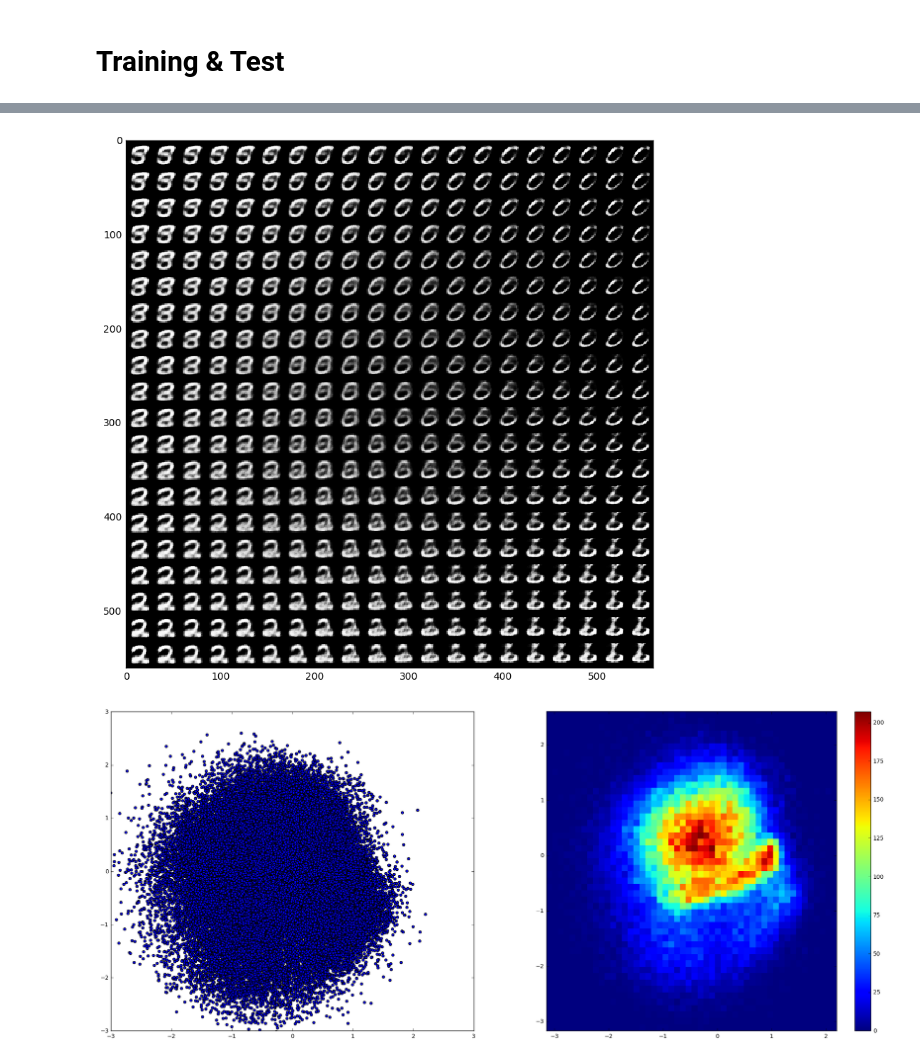
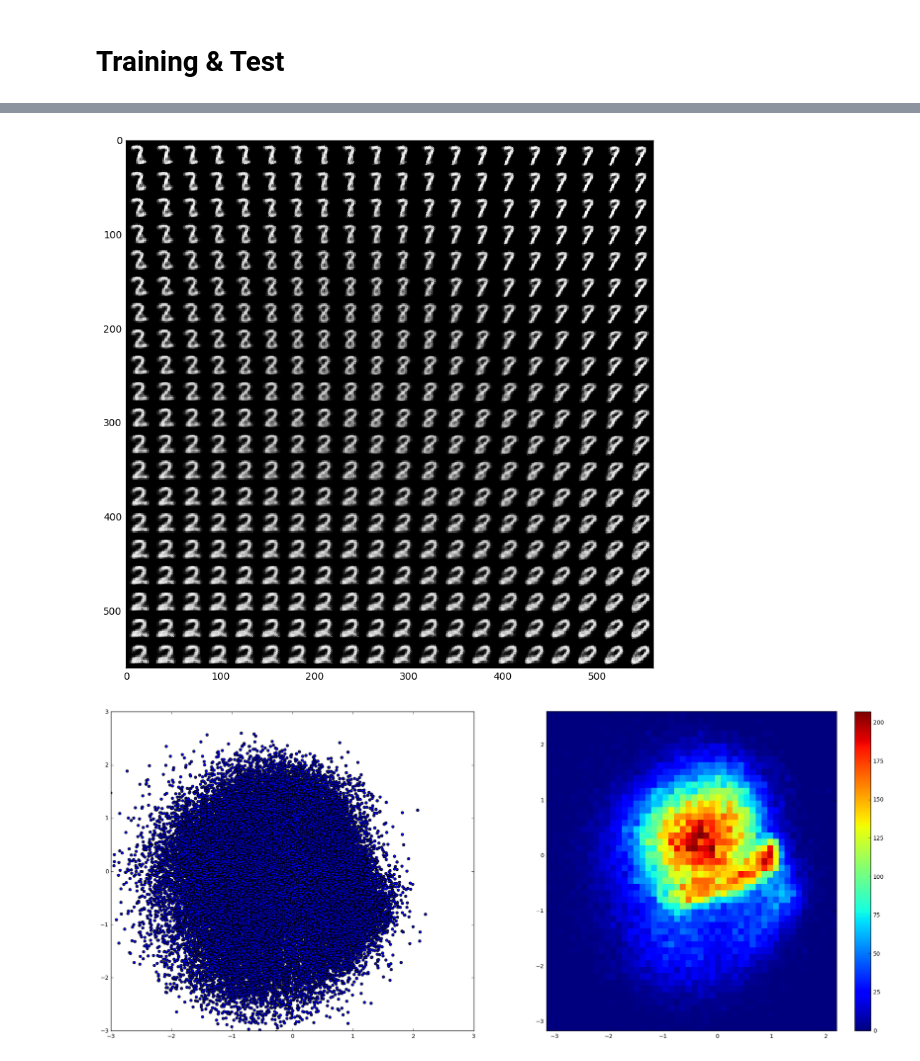
Before and after one commit to justinjfu/sandbox, a Jupyter notebook: VAE_info.ipynb, the cells around one changed output, grey strips where cells are left out. Cells and saved outputs as stored; diff of their text form; code cells hidden in the pictures.

```diff
--- a/VAE_info.ipynb
+++ b/VAE_info.ipynb
@@ -206,10 +237,10 @@ plt.show()
 tf.reset_default_graph()
 np.random.seed(2)
 dX = sample_distribution(1).shape[1]
-dZ = 6
+dZ = 2
 info_dims = 2
 batch_size = 32
-vae = VAE(dX, dZ, enc_layers=[512,512], dec_layers=[512,512], lamb=10., info_dims=info_dims)
+vae = VAE(dX, dZ, enc_layers=[512,512], dec_layers=[512,512], lamb=100.,)
 
 tot_loss = 0
 heartbeat = 400
@@ -247,7 +278,7 @@ plt.show()
 # %%
 # Try sampling!
 np.set_printoptions(suppress=True)
-samples = vae.sample(10)
+samples = vae.sample(6, 10)
 
 rows = 2
 cols = len(samples)/2 +1
@@ -276,0 +294,16 @@ for img in imgs:
+# %%
+nx = 20
+x_values = np.linspace(-3, 3, nx)
+canvas = np.empty((nx*28, 10*28))
+
+non_info_dims = np.random.randn(dZ-info_dims)
+for i, yi in enumerate(x_values):
+    z_mu = np.random.randn(vae.dZ)
+    for j, code in enumerate(range(10)):
+        x_mean = vae.decode(z_mu, j)
+        canvas[(nx-i-1)*28:(nx-i)*28, j*28:(j+1)*28] = x_mean[0].reshape(28, 28)
+
+plt.figure(figsize=(8, 10))
+Xi, Yi = np.meshgrid(x_values, y_values)
+plt.imshow(canvas, origin="upper", vmin=0, vmax=1,interpolation='none',cmap=plt.get_cmap('gray'))
+plt.tight_layout()
@@ -277,22 +312,22 @@ for img in imgs:
 # %%
 nx = ny = 20
 x_values = np.linspace(-3, 3, nx)
 y_values = np.linspace(-3, 3, ny)
 canvas = np.empty((28*ny, 28*nx))
 
 non_info_dims = np.random.randn(dZ-info_dims)
 for i, yi in enumerate(x_values):
     for j, xi in enumerate(y_values):
-        z_mu = np.concatenate([np.array([xi, yi]), non_info_dims])
-        x_mean = vae.decode(z_mu)
+        z_mu = np.concatenate([np.array([xi, yi])])
+        x_mean = vae.decode(z_mu, 3)
         canvas[(nx-i-1)*28:(nx-i)*28, j*28:(j+1)*28] = x_mean[0].reshape(28, 28)
 
 plt.figure(figsize=(8, 10))
 Xi, Yi = np.meshgrid(x_values, y_values)
 plt.imshow(canvas, origin="upper", vmin=0, vmax=1,interpolation='none',cmap=plt.get_cmap('gray'))
 plt.tight_layout()
 # %% [output]
-[figure, old version]
+[figure, new version]
 # %%
 all_z, all_z_sig = vae.encode(mnist.data/255.)
 plt.figure(figsize=(25,10))
```
Also changed, not shown: parts of 8 cells of this notebook.
